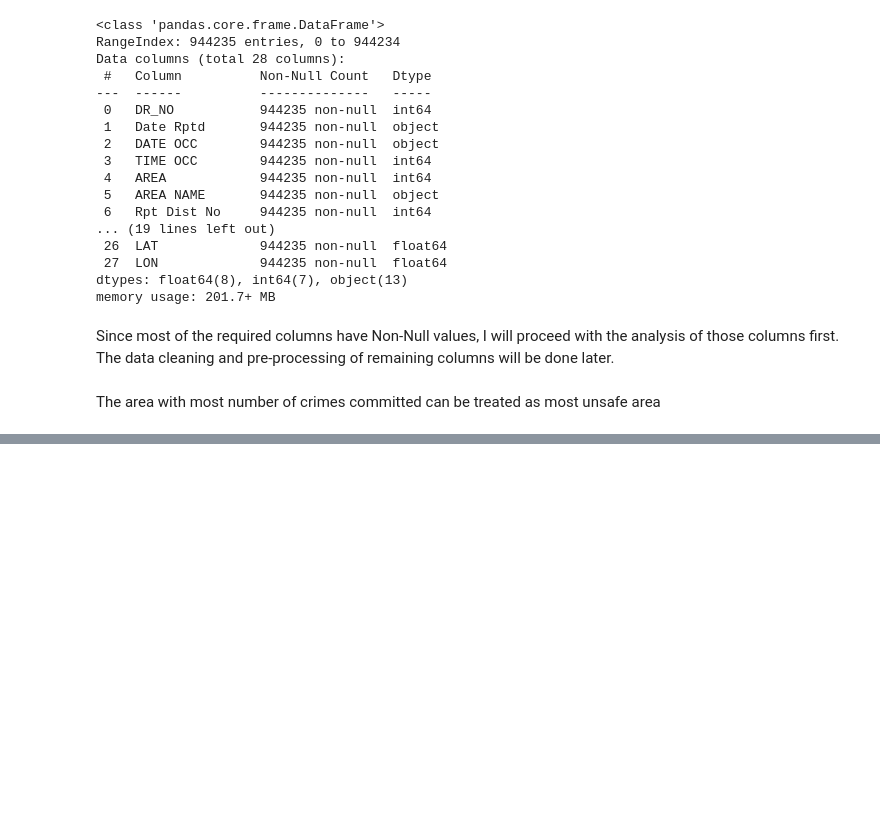
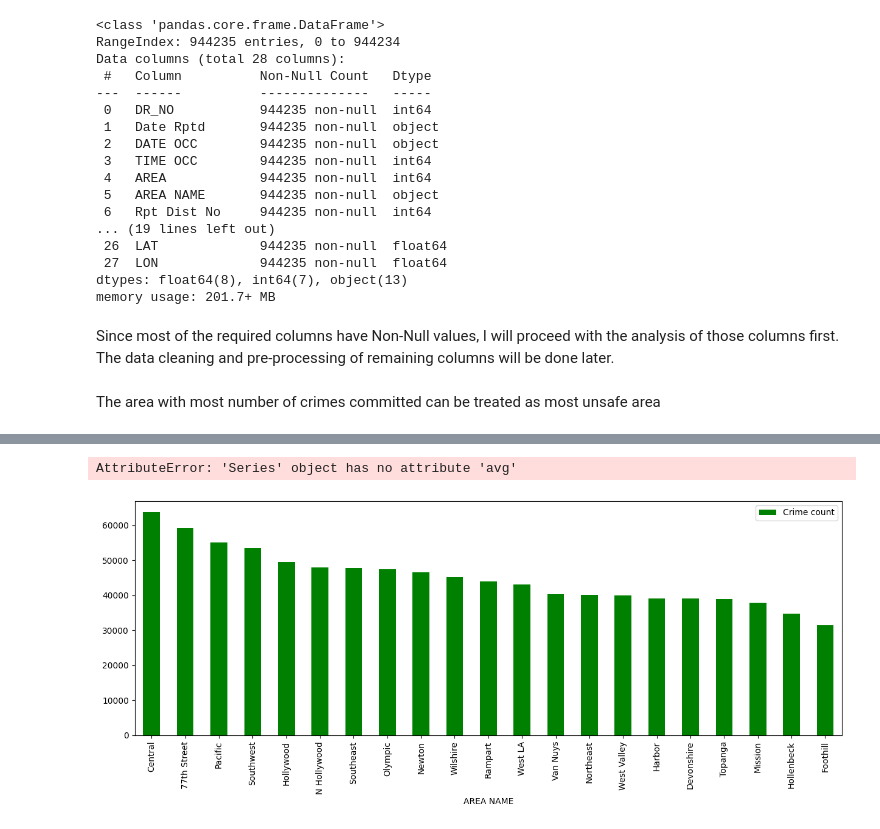
Before and after one commit to ANKITVARMA11/Crime-analysis-LAPD, a Jupyter notebook: Crime__Analysis_LAPD.ipynb, the cells around one changed output, grey strips where cells are left out. Saved outputs shown, nothing was run; the diff lists cells and outputs as text; code cells hidden in the pictures; blank space fills up the shorter version.

```diff
--- a/Crime__Analysis_LAPD.ipynb
+++ b/Crime__Analysis_LAPD.ipynb
@@ -74,0 +81,6 @@ most_unsafe_area.
+# %%
+most_unsafe_area.plot.bar(figsize=(15,5),color='Green')
+most_unsafe_area['Crime count'].
+# %% [output]
+AttributeError: 'Series' object has no attribute 'avg'
+[figure, added]
```
Also changed, not shown: parts of 4 cells of this notebook.
